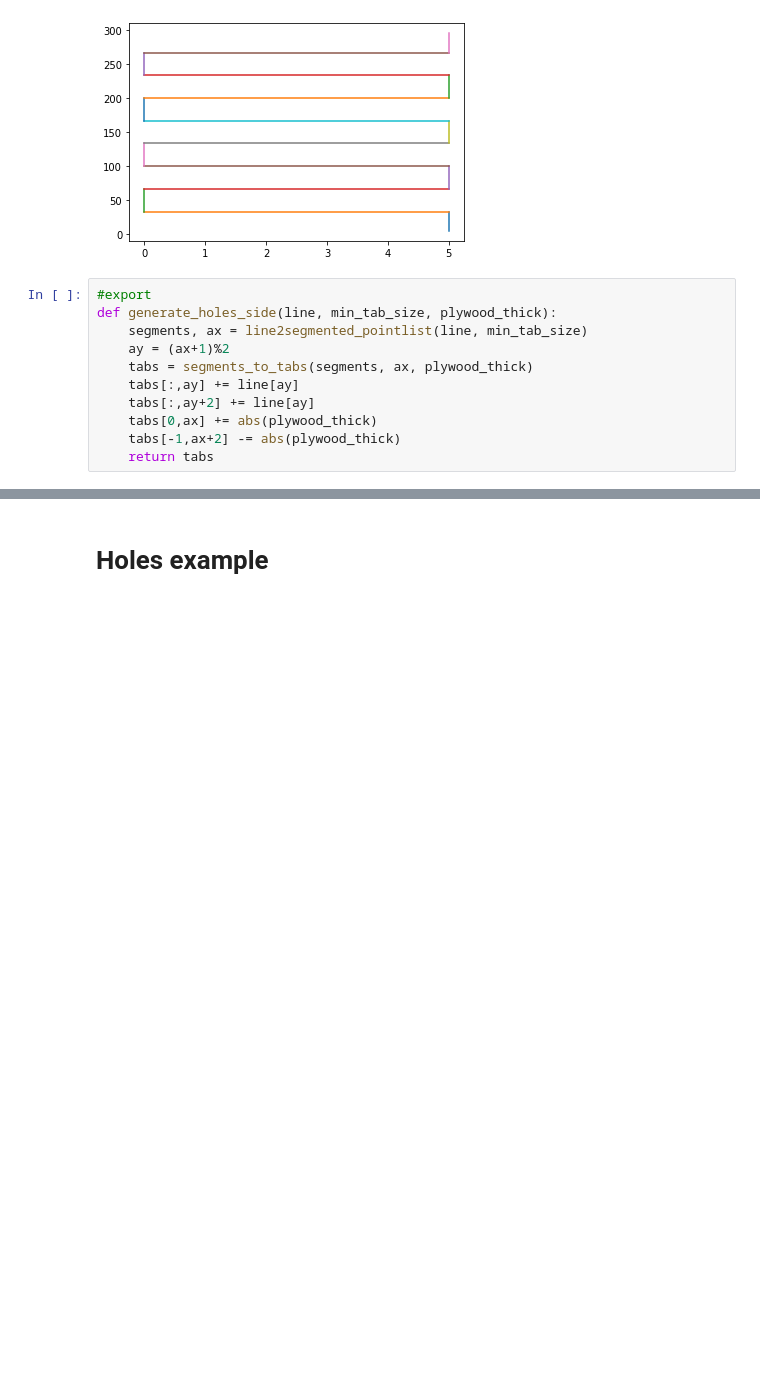
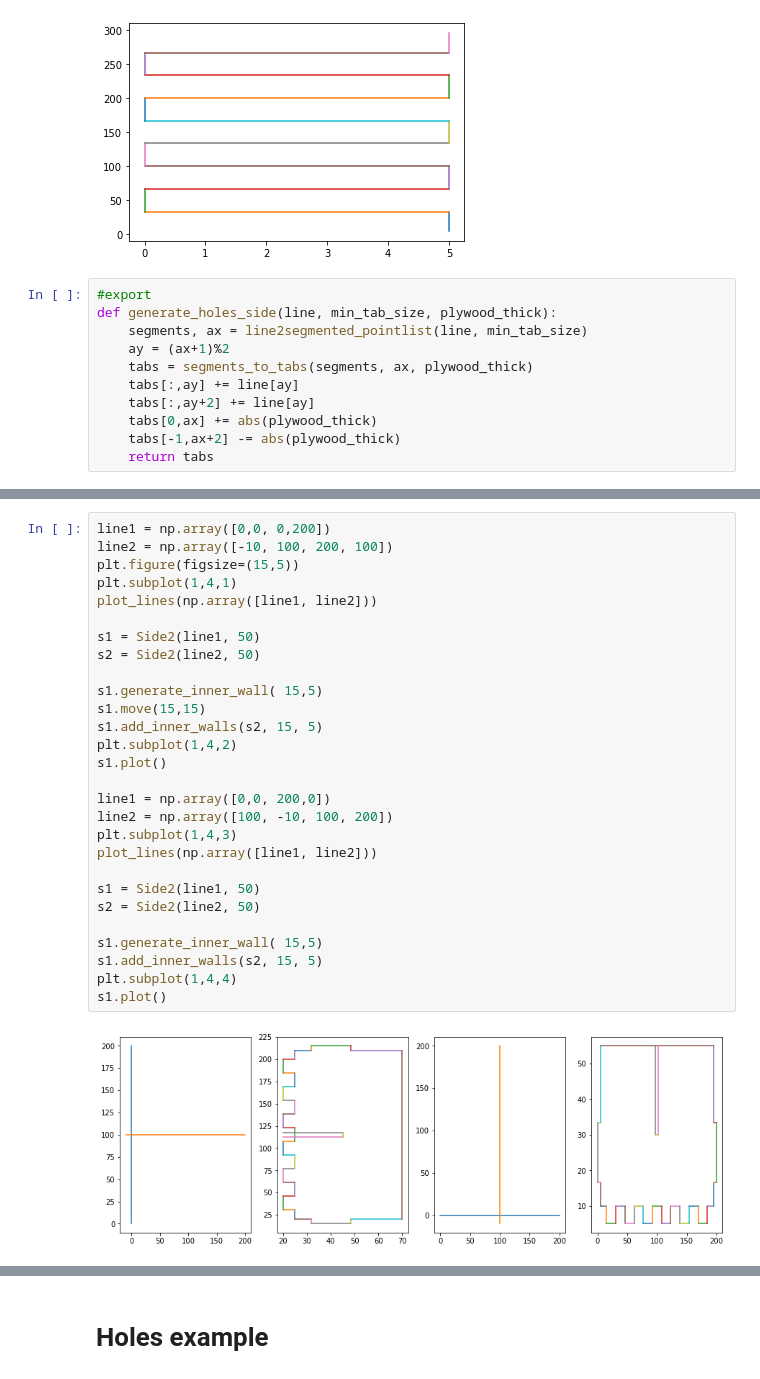
Before and after one commit to dangraf/box_generator, a Jupyter notebook: 01_generator.ipynb, the cells around one changed output, grey strips where cells are left out. Saved outputs shown, nothing was run; the diff lists cells and outputs as text; blank space fills up the shorter version.

```diff
--- a/01_generator.ipynb
+++ b/01_generator.ipynb
@@ -192,0 +272,30 @@ class Side2:
+# %%
+line1 = np.array([0,0, 0,200])
+line2 = np.array([-10, 100, 200, 100])
+plt.figure(figsize=(15,5))
+plt.subplot(1,4,1)
+plot_lines(np.array([line1, line2]))
+
+s1 = Side2(line1, 50)
+s2 = Side2(line2, 50)
+
+s1.generate_inner_wall( 15,5)
+s1.move(15,15)
+s1.add_inner_walls(s2, 15, 5)
+plt.subplot(1,4,2)
+s1.plot()
+
+line1 = np.array([0,0, 200,0])
+line2 = np.array([100, -10, 100, 200])
+plt.subplot(1,4,3)
+plot_lines(np.array([line1, line2]))
+
+s1 = Side2(line1, 50)
+s2 = Side2(line2, 50)
+
+s1.generate_inner_wall( 15,5)
+s1.add_inner_walls(s2, 15, 5)
+plt.subplot(1,4,4)
+s1.plot()
+# %% [output]
+[figure, added]
```
Also changed, not shown: parts of 17 cells of this notebook.
